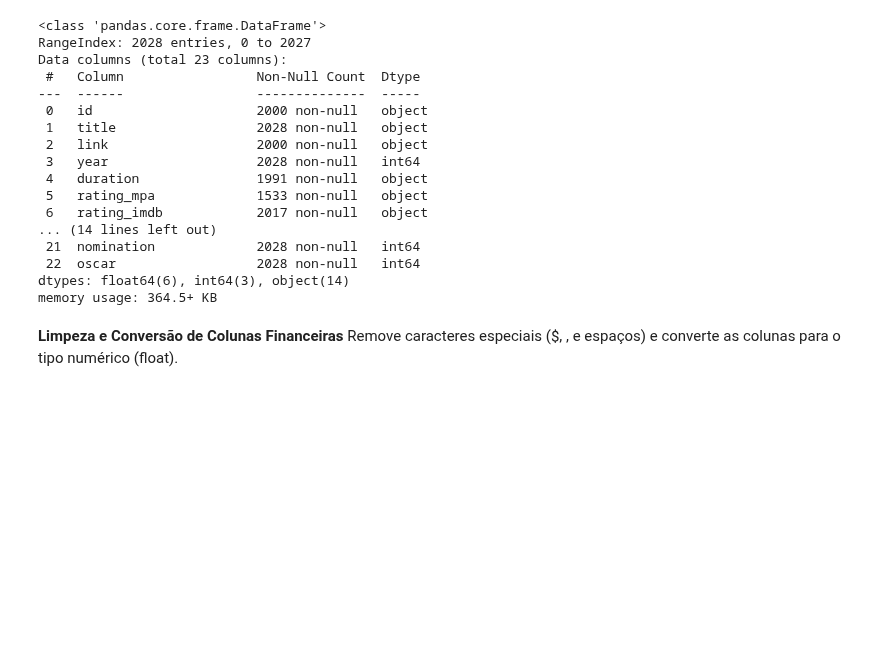
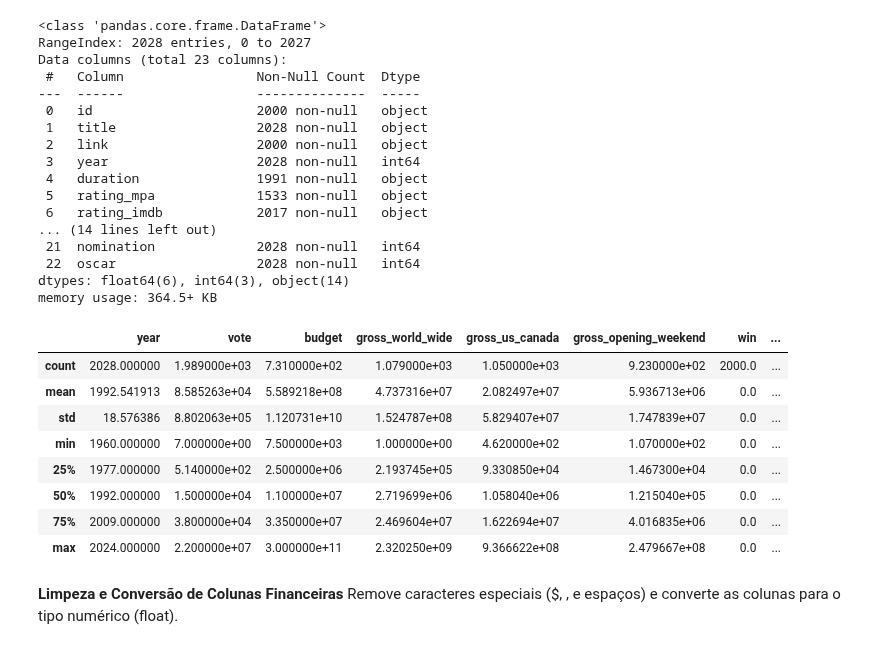
Before and after one commit to dlepinski/Projeto-Extensionista-Big-Data, a Jupyter notebook: app.ipynb, the cells around one changed output. Drawn from its saved outputs; the diff is of its cells as text; code cells hidden in the pictures; blank space fills up the shorter version.

```diff
--- a/app.ipynb
+++ b/app.ipynb
@@ -155,6 +155,18 @@ Data columns (total 23 columns):
  22  oscar                  2028 non-null   int64
 dtypes: float64(6), int64(3), object(14)
 memory usage: 364.5+ KB
+# %%
+filmes_df.describe()
+# %% [output]
+|  | year | vote | budget | gross_world_wide | gross_us_canada | gross_opening_weekend | win | ... |
+| count | 2028.000000 | 1.989000e+03 | 7.310000e+02 | 1.079000e+03 | 1.050000e+03 | 9.230000e+02 | 2000.0 | ... |
+| mean | 1992.541913 | 8.585263e+04 | 5.589218e+08 | 4.737316e+07 | 2.082497e+07 | 5.936713e+06 | 0.0 | ... |
+| std | 18.576386 | 8.802063e+05 | 1.120731e+10 | 1.524787e+08 | 5.829407e+07 | 1.747839e+07 | 0.0 | ... |
+| min | 1960.000000 | 7.000000e+00 | 7.500000e+03 | 1.000000e+00 | 4.620000e+02 | 1.070000e+02 | 0.0 | ... |
+| 25% | 1977.000000 | 5.140000e+02 | 2.500000e+06 | 2.193745e+05 | 9.330850e+04 | 1.467300e+04 | 0.0 | ... |
+| 50% | 1992.000000 | 1.500000e+04 | 1.100000e+07 | 2.719699e+06 | 1.058040e+06 | 1.215040e+05 | 0.0 | ... |
+| 75% | 2009.000000 | 3.800000e+04 | 3.350000e+07 | 2.469604e+07 | 1.622694e+07 | 4.016835e+06 | 0.0 | ... |
+| max | 2024.000000 | 2.200000e+07 | 3.000000e+11 | 2.320250e+09 | 9.366622e+08 | 2.479667e+08 | 0.0 | ... |
 # %% [markdown]
 **Limpeza e Conversão de Colunas Financeiras**
 Remove caracteres especiais ($, , e espaços) e converte as colunas para o tipo numérico (float).
```
Also changed, not shown: parts of 13 cells of this notebook.
